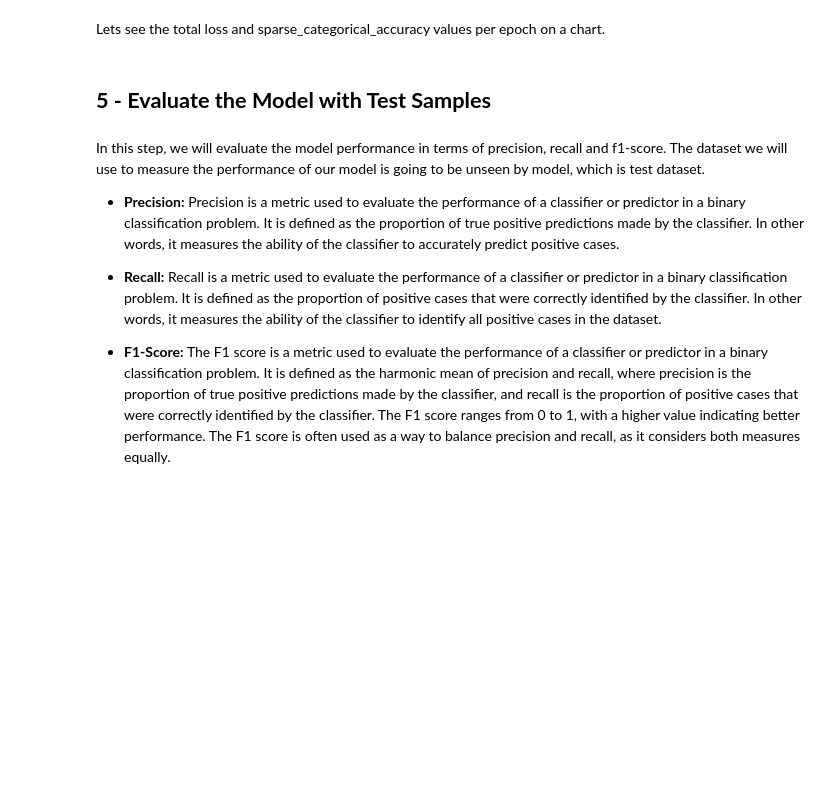
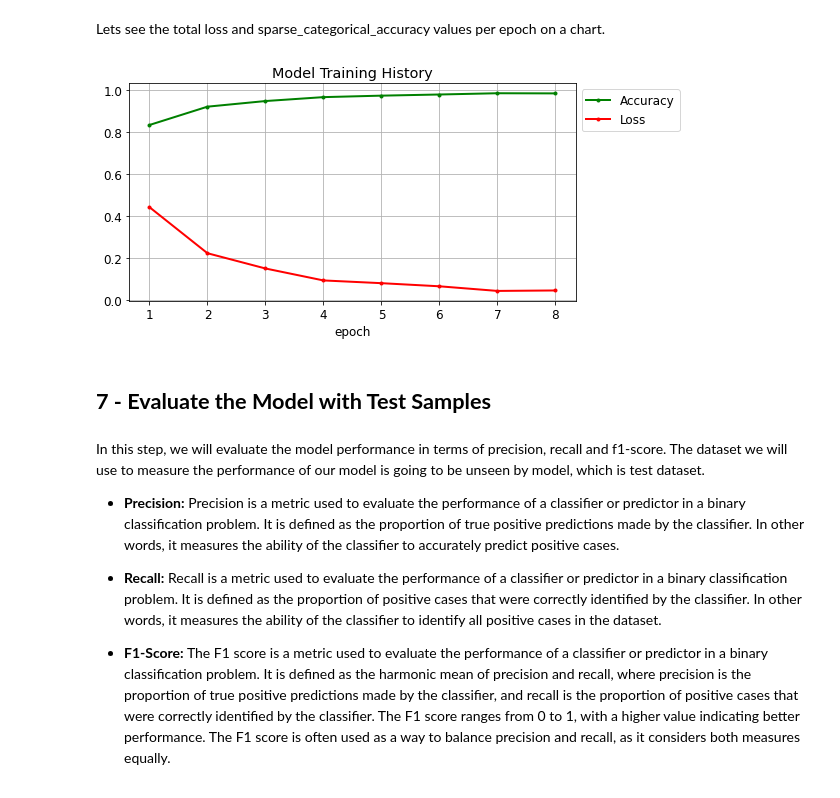
Before and after one commit to atahancaldir/Mushroom-and-Brain-Tumor-MRI-Classification, a Jupyter notebook: Brain Tumor Classification/brain_tumor_classification.ipynb, the cells around one changed output. Cells and saved outputs as stored; diff of their text form; code cells hidden in the pictures; blank space fills up the shorter version.

```diff
--- a/Brain Tumor Classification/brain_tumor_classification.ipynb
+++ b/Brain Tumor Classification/brain_tumor_classification.ipynb
@@ -307,9 +638,17 @@ We can train our model now. Below are the some of the hyperparameters that are u
 # %%
+model = create_model(base_model_func())
+model.compile(optimizer=Adam(learning_rate=0.0001),
+             loss='sparse_categorical_crossentropy',
+             metrics=['sparse_categorical_accuracy'])
+
 # Hyper parameters
-batch_size = 20
+batch_size = 30
 steps = int(len(train_paths)/batch_size)
-epochs = 4
+epochs = 8
 
+start = time.time()
 history = model.fit(data_generator(train_paths, train_labels, batch_size=batch_size, epochs=epochs),
                     epochs=epochs, steps_per_epoch=steps)
+stop = time.time()
+print("Model training time:", stop-start)
 # %% [output]
@@ -320,15 +674,17 @@ Lets see the total loss and sparse_categorical_accuracy values per epoch on a ch
 # %%
 plt.figure(figsize=(8,4))
 plt.grid(True)
-plt.plot(history.history['sparse_categorical_accuracy'], '.g-', linewidth=2)
-plt.plot(history.history['loss'], '.r-', linewidth=2)
+plt.plot(np.arange(1,epochs+1),history.history['sparse_categorical_accuracy'], '.g-', linewidth=2)
+plt.plot(np.arange(1,epochs+1),history.history['loss'], '.r-', linewidth=2)
 plt.title('Model Training History')
 plt.xlabel('epoch')
-plt.xticks([x for x in range(epochs)])
+plt.xticks([x+1 for x in range(epochs)])
 plt.legend(['Accuracy', 'Loss'], loc='upper left', bbox_to_anchor=(1, 1))
 plt.show()
+# %% [output]
+[figure, added]
 # %% [markdown]
-## **5 - Evaluate the Model with Test Samples**
+## **7 - Evaluate the Model with Test Samples**
 # %% [markdown]
 In this step, we will evaluate the model performance in terms of precision, recall and f1-score. The dataset we will use to measure the performance of our model is going to be unseen by model, which is test dataset.
 
```
Also changed, not shown: parts of 34 cells of this notebook.
